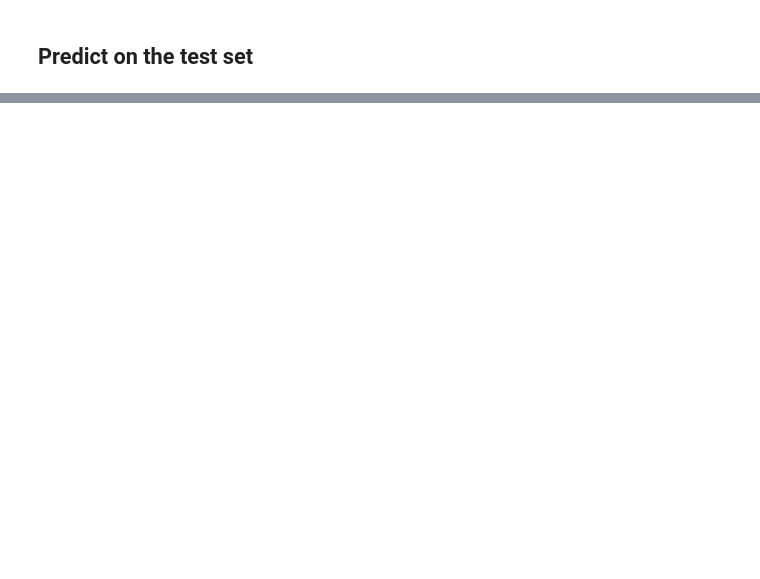
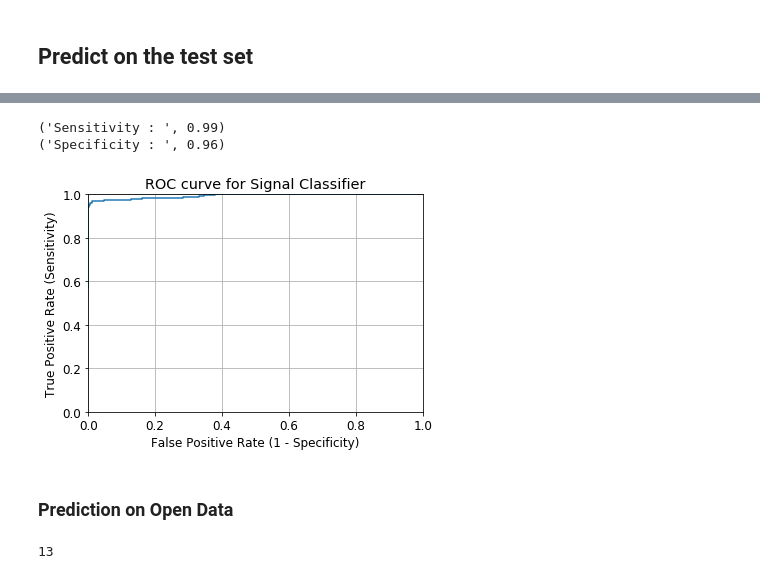
Before and after one commit to RobHarrand/SETI, a Jupyter notebook: notebooks/SETI Pipeline/3. SETI CNN model 20181210 py2 RH v001.ipynb, the cells around one changed output, grey strips where cells are left out. Cells and saved outputs as stored; diff of their text form; code cells hidden in the pictures; blank space fills up the shorter version.

Commit message:
New signals, new model, eval now in CNN notebook

```diff
--- a/notebooks/SETI Pipeline/3. SETI CNN model 20181210 py2 RH v001.ipynb
+++ b/notebooks/SETI Pipeline/3. SETI CNN model 20181210 py2 RH v001.ipynb
@@ -213,20 +212,3 @@ NameError: name 'model' is not defined
 # %%
 df = pd.DataFrame(predictions)
 df['filename'] = test_generator.filenames
-# %%
-df['truth'] = ''
-df['truth'] = df['filename'].str.split('/', 1, expand = True)
-df['prediction_index'] = df[[0,1,2,3,4,5,6]].idxmax(axis=1)
-
-df['prediction'] = ''
-df['prediction'][df['prediction_index'] == 0] = 'noise'
-df['prediction'][df['prediction_index'] == 1] = 'squiggle'
-df['prediction'][df['prediction_index'] == 2] = 'narrowband'
-df['prediction'][df['prediction_index'] == 3] = 'narrowbanddrd'
-df['prediction'][df['prediction_index'] == 4] = 'squarepulsednarrowband'
-df['prediction'][df['prediction_index'] == 5] = 'squigglesquarepulsednarrowband'
-df['prediction'][df['prediction_index'] == 6] = 'brightpixel'
-
-cm = confusion_matrix(df['truth'], df['prediction'])
-
-accuracy_score(df['truth'], df['prediction'])
@@ -252,0 +215,39 @@ cm_df
+# %%
+df['truth'] = ''
+df['truth'] = df['filename'].str.split('/', 1, expand = True)
+df['prediction_index'] = df[[0,1]].idxmax(axis=1)
+# %%
+df['prediction'] = ''
+df['prediction'][df['prediction_index'] == 0] = 'neg'
+df['prediction'][df['prediction_index'] == 1] = 'pos'
+
+confusion_matrix = metrics.confusion_matrix(df['truth'], df['prediction'])
+# %%
+total=sum(sum(confusion_matrix))
+
+sensitivity = float(confusion_matrix[0,0])/float(confusion_matrix[0,0]+confusion_matrix[0,1])
+print('Sensitivity : ', sensitivity)
+
+specificity = float(confusion_matrix[1,1])/float(confusion_matrix[1,0]+confusion_matrix[1,1])
+print('Specificity : ', specificity)
+# %% [output]
+('Sensitivity : ', 0.99)
+('Specificity : ', 0.96)
+# %%
+df['truth_bin'] = 0
+df['truth_bin'][df['truth'] == 'pos'] = 1
+# %%
+fpr, tpr, thresholds = metrics.roc_curve(df['truth_bin'], df[1])
+
+plt.plot(fpr, tpr)
+plt.xlim([0.0, 1.0])
+plt.ylim([0.0, 1.0])
+plt.rcParams['font.size'] = 12
+plt.title('ROC curve for Signal Classifier')
+plt.xlabel('False Positive Rate (1 - Specificity)')
+plt.ylabel('True Positive Rate (Sensitivity)')
+plt.grid(True)
+# %% [output]
+[figure, added]
+# %% [markdown]
+### Prediction on Open Data
@@ -252,0 +263,6 @@ cm_df
+# %%
+img_dim  = 197
+open_data_files = os.listdir(open_data)
+len(open_data_files)
+# %% [output]
+13
```
Also changed, not shown: parts of 29 cells of this notebook, 1 other file.
